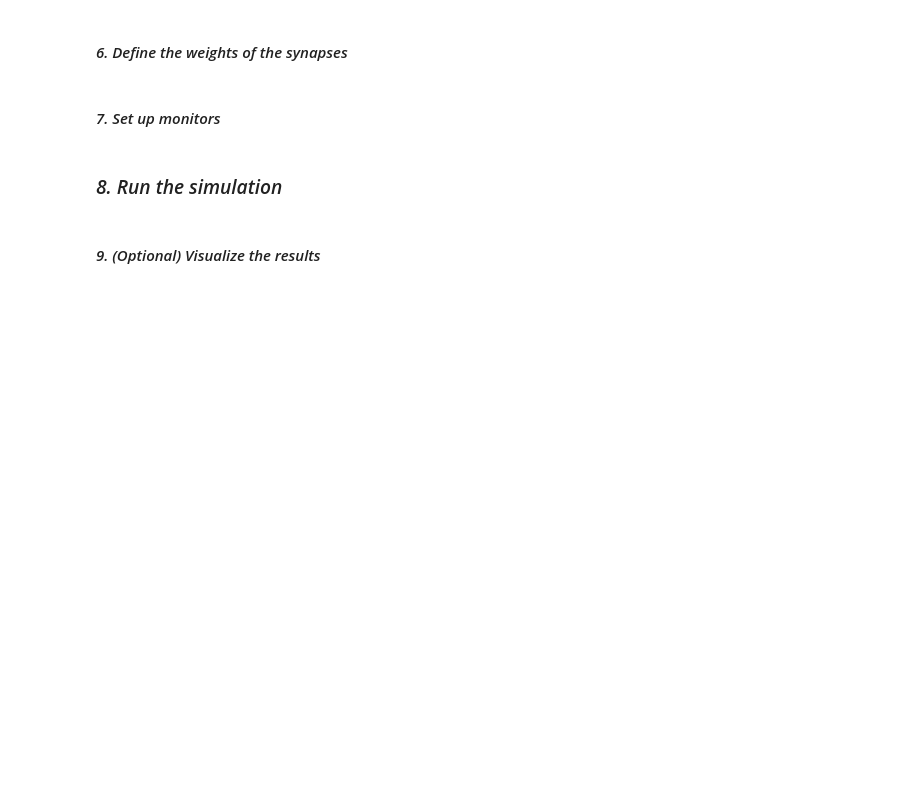
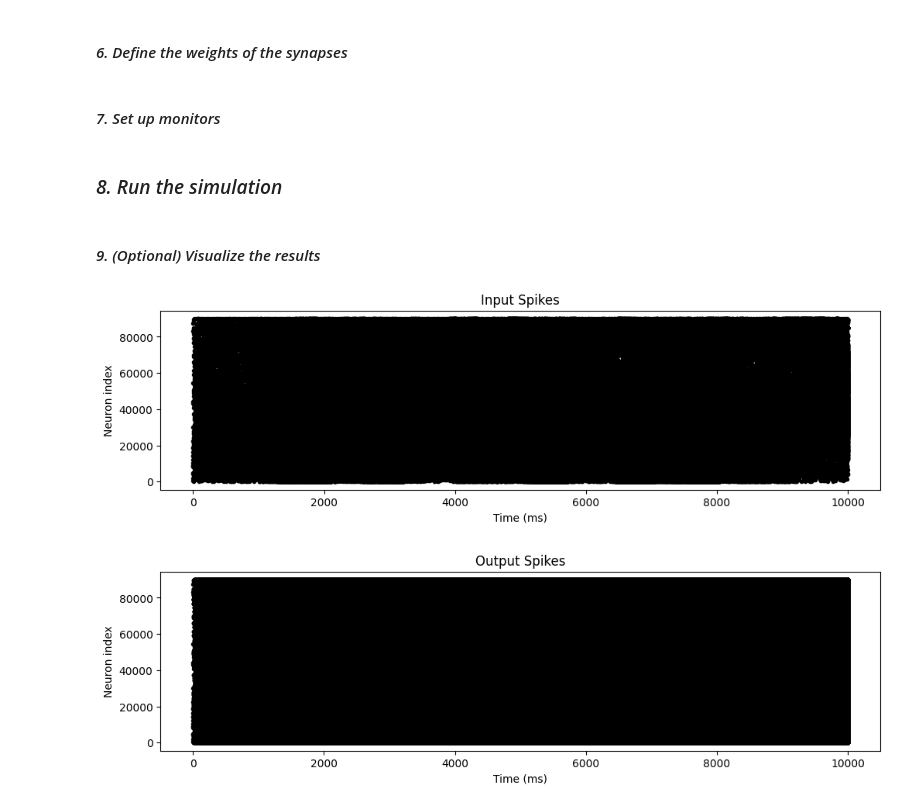
Before and after one commit to BernardMaacaron/ESCM, a Jupyter notebook: ERO-SNN Implementation copy.ipynb, the cells around one changed output. Drawn from its saved outputs; the diff is of its cells as text; code cells hidden in the pictures; blank space fills up the shorter version.

```diff
--- a/ERO-SNN Implementation copy.ipynb
+++ b/ERO-SNN Implementation copy.ipynb
@@ -41,0 +28,3 @@ Examining info.log: MVSEC_short_outdoor/leftdvs/info.log
+# %%
+eventStream = events[0]['data']['left']['dvs']
+eventStream.popitem()
@@ -54,11 +45,26 @@ Examining info.log: MVSEC_short_outdoor/leftdvs/info.log
 #### _1. Generate the input spikes from the event stream_
 ###### _Brian Simulation Scope_
 # %%
-start_scope()
+tau = 10
+vt = 15
+vr = 0
+v0 = 20
+gL = 1
+K_GABA = 1
+K_AMPA = 10
+taugd = 5
+tauad = 2
+taugr = 0.25
+tauar = 0.5
+w_N = 80
+w_G = 30
+w_A = 50
+
+# start_scope()
 defaultclock.dt = 1*us
 # HACK XXX: The input is now not in real time, must be fixed eventually to process real time event data
 # Output is float, so we need to convert to Quantities (i.e give them units)
-simTime, clockStep, inputSpikesGen = BrianHF.event_to_spike(eventStream, grid_width, grid_height)
+simTime, clockStep, inputSpikesGen = BrianHF.event_to_spike(eventStream, grid_width, grid_height, scale = 0.5)
 defaultclock.dt = clockStep*ms
 # %% [output]
 The maximum x index 345 while the width is 346
@@ -145,8 +161,11 @@ run(simTime*ms)
 # %%
 # VISUALISATION
 BrianHF.visualise_spikes([SpikeMon_Input], figSize=(12,3), figTitle='Input Spikes')
 BrianHF.visualise_spikes([SpikeMon_Neurons], figSize=(12,3), figTitle='Output Spikes')
 
 # Ploting the interspike interval
-BrianHF.visualise_interSpikeInterval(SpikeMon_Neurons, [5])
-BrianHF.visualise_neurons_states(StateMon_Neurons, [4, 5], 'all')
+# BrianHF.visualise_interSpikeInterval(SpikeMon_Neurons, [5])
+# BrianHF.visualise_neurons_states(StateMon_Neurons, [4, 5], 'all')
+# %% [output]
+[figure, added]
+[figure, added]
```
Also changed, not shown: parts of 9 cells of this notebook, 1 other file.
